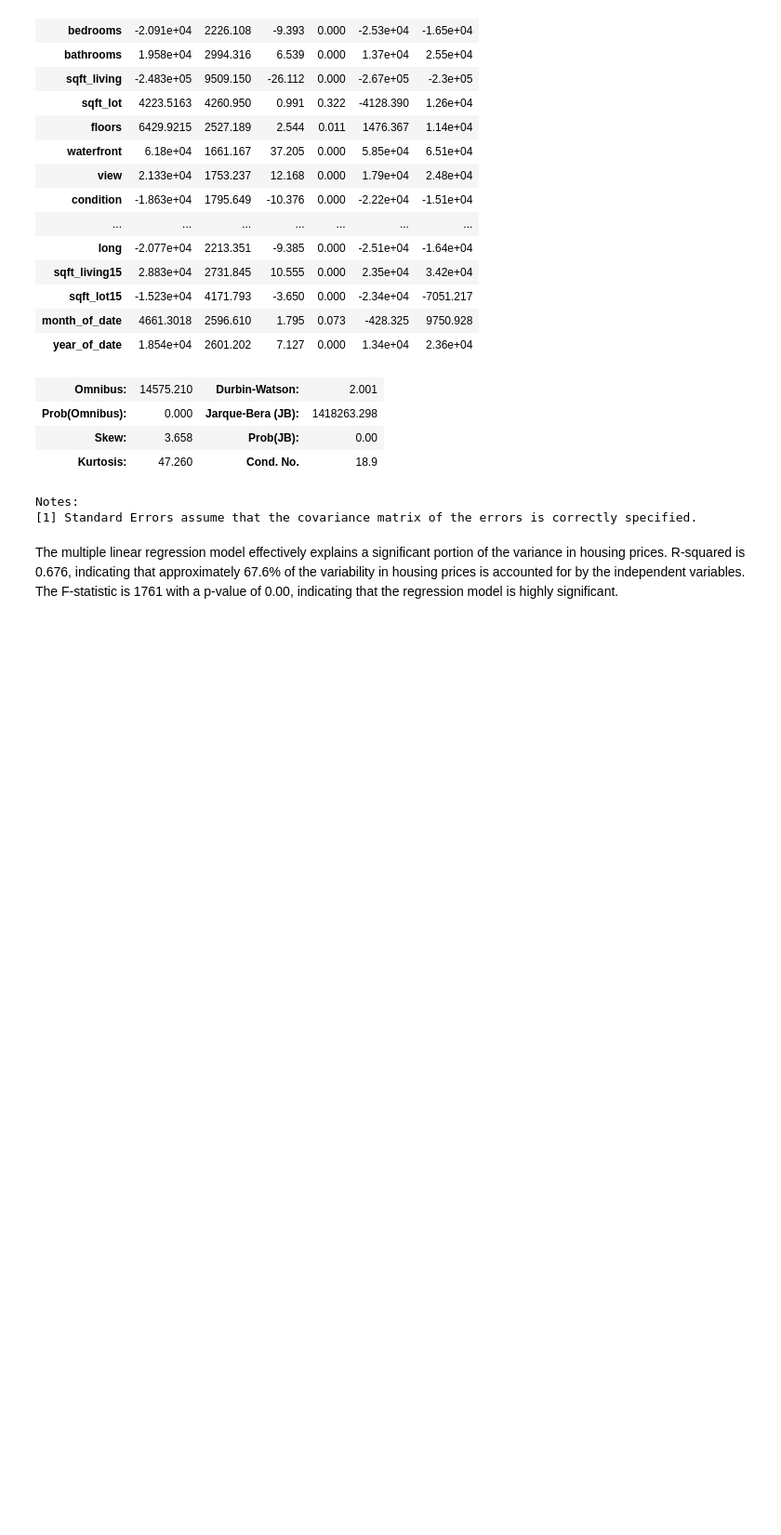
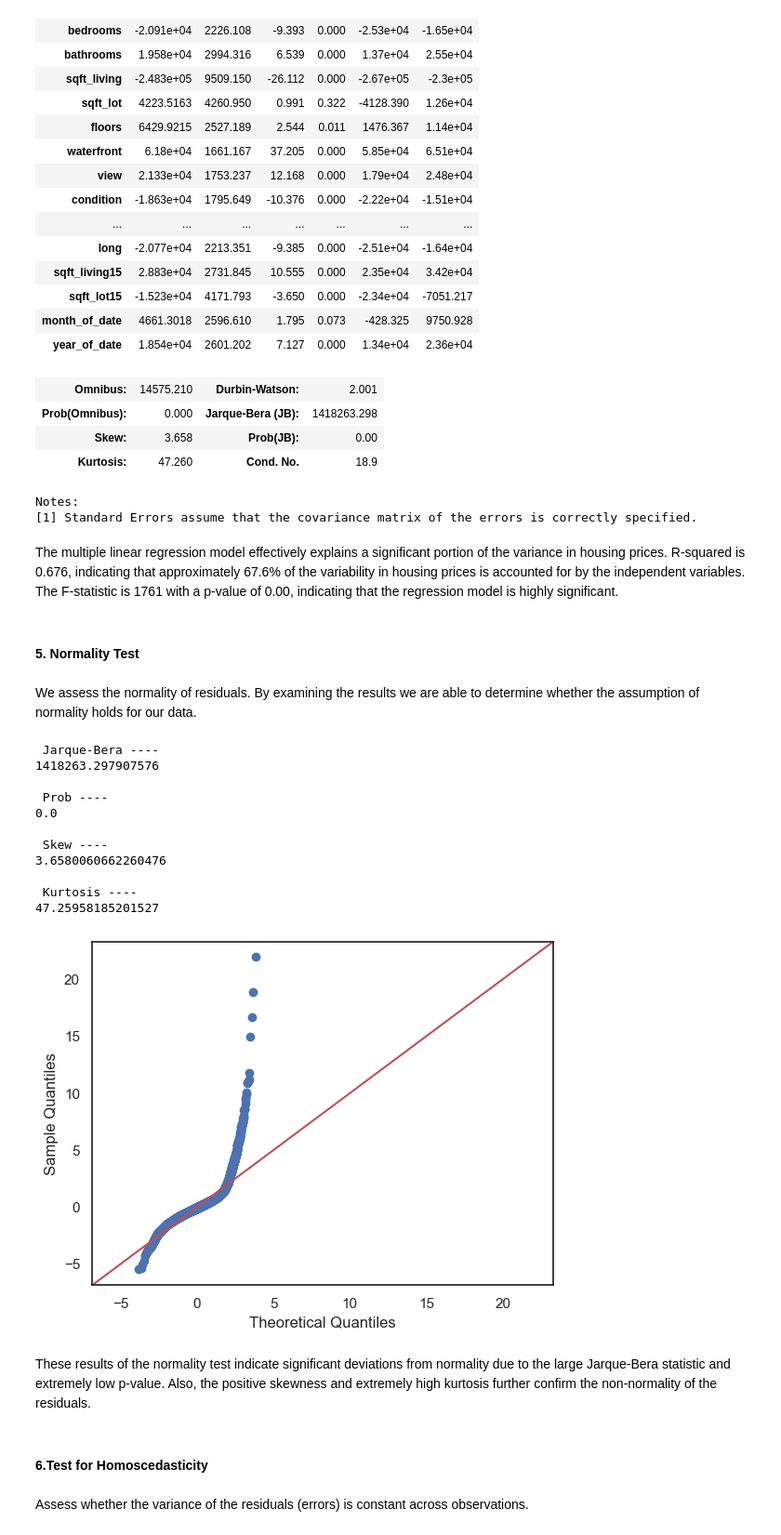
Before and after one commit to JEr1yAnalst/dsc-phase-2project_group7, a Jupyter notebook: student.ipynb, the cells around one changed output. Shown: that part at 93% size. Drawn from its saved outputs; the diff is of its cells as text; code cells hidden in the pictures; blank space fills up the shorter version.

Commit message:
Normality test, test for homoscedasticity

```diff
--- a/student.ipynb
+++ b/student.ipynb
@@ -998,3 +998,46 @@ Notes:
 [1] Standard Errors assume that the covariance matrix of the errors is correctly specified.
 # %% [markdown]
 The multiple linear regression model effectively explains a significant portion of the variance in housing prices. R-squared is 0.676, indicating that approximately 67.6% of the variability in housing prices is accounted for by the independent variables. The F-statistic is 1761 with a p-value of 0.00, indicating that the regression model is highly significant.
+# %% [markdown]
+#### 5. Normality Test
+# %% [markdown]
+We assess the normality of residuals. By examining the results we are able to determine whether the assumption of normality holds for our data.
+# %%
+# Function to perform a normality test
+import statsmodels.stats.api as sms
+
+def normality_test(ols_model):
+    """
+    tests for normality by taking in an OLS model, and reporting out different test features
+    and plots the Q-Q plot
+    """
+    residuals = ols_model.resid
+    name = ['Jarque-Bera','Prob','Skew', 'Kurtosis']
+    test = sms.jarque_bera(residuals)
+    for name, test in zip(name, test):
+        print('\n',name, '----')
+        print(test)
+    fig = sm.graphics.qqplot(residuals, dist=stats.norm, line='45', fit=True);
+    fig.show();
+# %%
+# Test for normality
+normality_test(model1_ols);
+# %% [output]
+ Jarque-Bera ----
+1418263.297907576
+
+ Prob ----
+0.0
+
+ Skew ----
+3.6580060662260476
+
+ Kurtosis ----
+47.25958185201527
+[figure, added]
+# %% [markdown]
+These results of the normality test indicate significant deviations from normality due to the large Jarque-Bera statistic and extremely low p-value. Also, the positive skewness and extremely high kurtosis further confirm the non-normality of the residuals.
+# %% [markdown]
+#### 6.Test for Homoscedasticity
+# %% [markdown]
+Assess whether the variance of the residuals (errors) is constant across observations.
```
Also changed, not shown: parts of 3 cells of this notebook.
